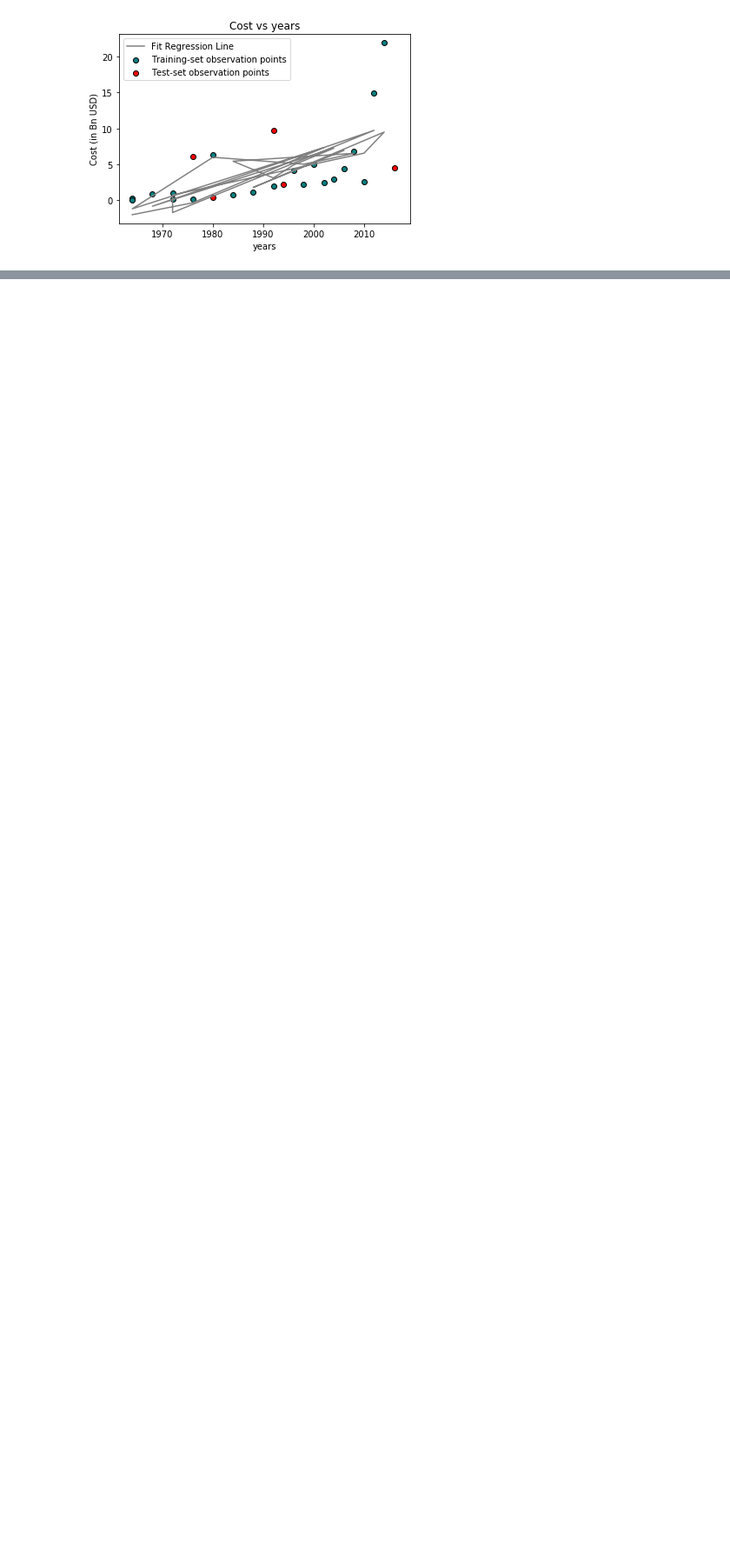
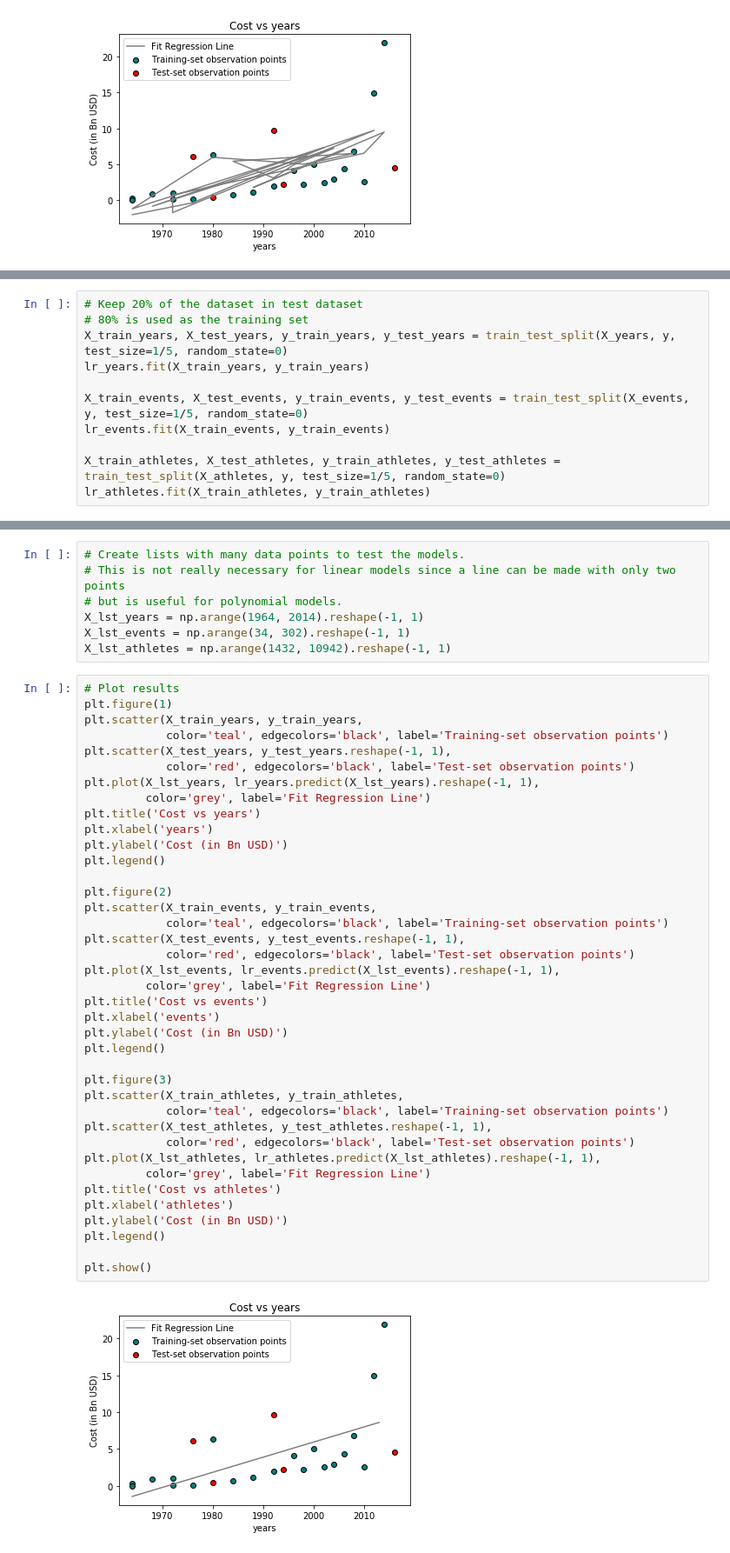
Before and after one commit to xxxQFTxxx/Olympics, a Jupyter notebook: code/olympics.ipynb, the cells around one changed output, grey strips where cells are left out. Shown: that part at 87% size. Cells and saved outputs as stored; diff of their text form; blank space fills up the shorter version.

```diff
--- a/code/olympics.ipynb
+++ b/code/olympics.ipynb
@@ -118,0 +116,11 @@ plt.show()
+# %%
+# Keep 20% of the dataset in test dataset
+# 80% is used as the training set
+X_train_years, X_test_years, y_train_years, y_test_years = train_test_split(X_years, y, test_size=1/5, random_state=0)
+lr_years.fit(X_train_years, y_train_years)
+
+X_train_events, X_test_events, y_train_events, y_test_events = train_test_split(X_events, y, test_size=1/5, random_state=0)
+lr_events.fit(X_train_events, y_train_events)
+
+X_train_athletes, X_test_athletes, y_train_athletes, y_test_athletes = train_test_split(X_athletes, y, test_size=1/5, random_state=0)
+lr_athletes.fit(X_train_athletes, y_train_athletes)
@@ -118,0 +129,48 @@ plt.show()
+# %%
+# Create lists with many data points to test the models.
+# This is not really necessary for linear models since a line can be made with only two points
+# but is useful for polynomial models.
+X_lst_years = np.arange(1964, 2014).reshape(-1, 1)
+X_lst_events = np.arange(34, 302).reshape(-1, 1)
+X_lst_athletes = np.arange(1432, 10942).reshape(-1, 1)
+# %%
+# Plot results
+plt.figure(1)
+plt.scatter(X_train_years, y_train_years,
+            color='teal', edgecolors='black', label='Training-set observation points')
+plt.scatter(X_test_years, y_test_years.reshape(-1, 1),
+            color='red', edgecolors='black', label='Test-set observation points')
+plt.plot(X_lst_years, lr_years.predict(X_lst_years).reshape(-1, 1),
+         color='grey', label='Fit Regression Line')
+plt.title('Cost vs years')
+plt.xlabel('years')
+plt.ylabel('Cost (in Bn USD)')
+plt.legend()
+
+plt.figure(2)
+plt.scatter(X_train_events, y_train_events,
+            color='teal', edgecolors='black', label='Training-set observation points')
+plt.scatter(X_test_events, y_test_events.reshape(-1, 1),
+            color='red', edgecolors='black', label='Test-set observation points')
+plt.plot(X_lst_events, lr_events.predict(X_lst_events).reshape(-1, 1),
+         color='grey', label='Fit Regression Line')
+plt.title('Cost vs events')
+plt.xlabel('events')
+plt.ylabel('Cost (in Bn USD)')
+plt.legend()
+
+plt.figure(3)
+plt.scatter(X_train_athletes, y_train_athletes,
+            color='teal', edgecolors='black', label='Training-set observation points')
+plt.scatter(X_test_athletes, y_test_athletes.reshape(-1, 1),
+            color='red', edgecolors='black', label='Test-set observation points')
+plt.plot(X_lst_athletes, lr_athletes.predict(X_lst_athletes).reshape(-1, 1),
+         color='grey', label='Fit Regression Line')
+plt.title('Cost vs athletes')
+plt.xlabel('athletes')
+plt.ylabel('Cost (in Bn USD)')
+plt.legend()
+
+plt.show()
+# %% [output]
+[figure, added]
```
Also changed, not shown: parts of 8 cells of this notebook.
